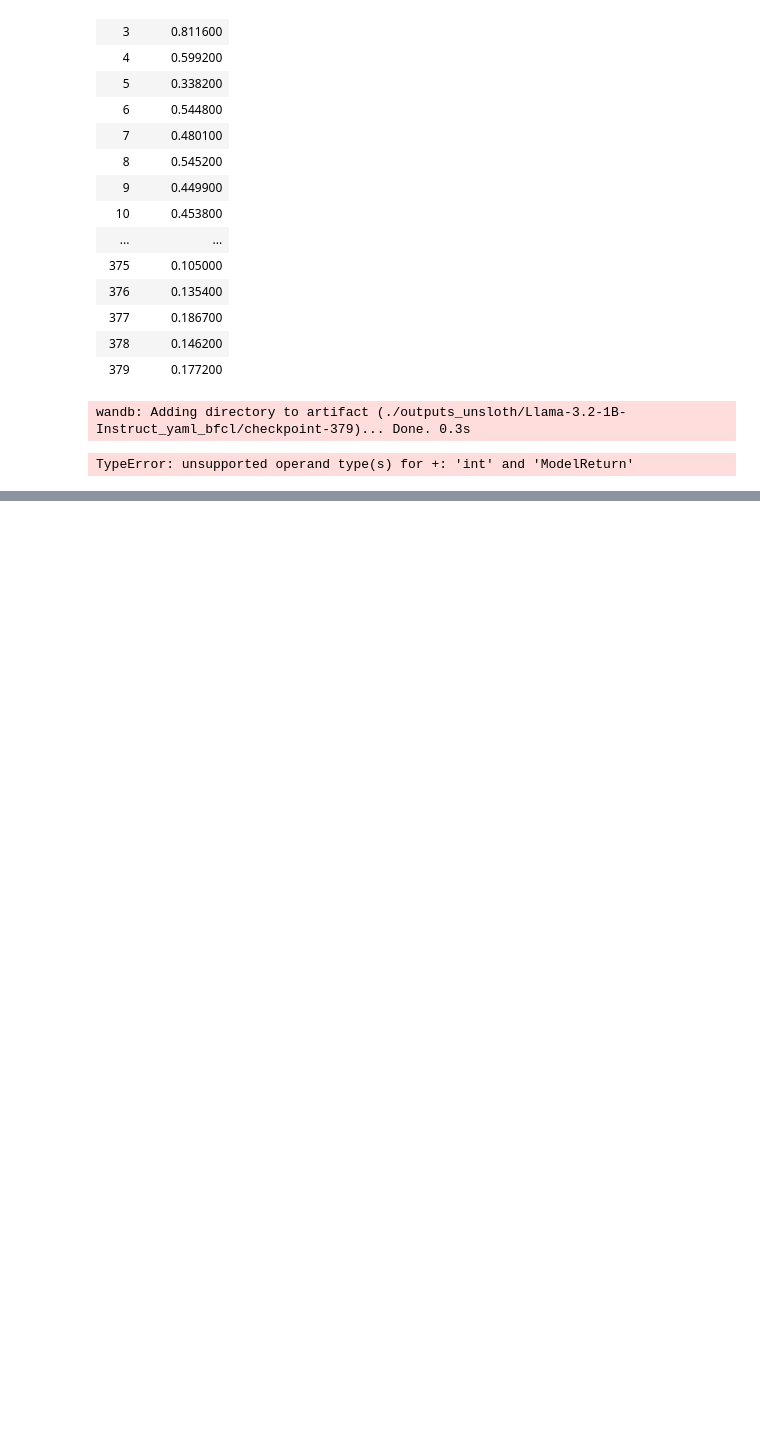
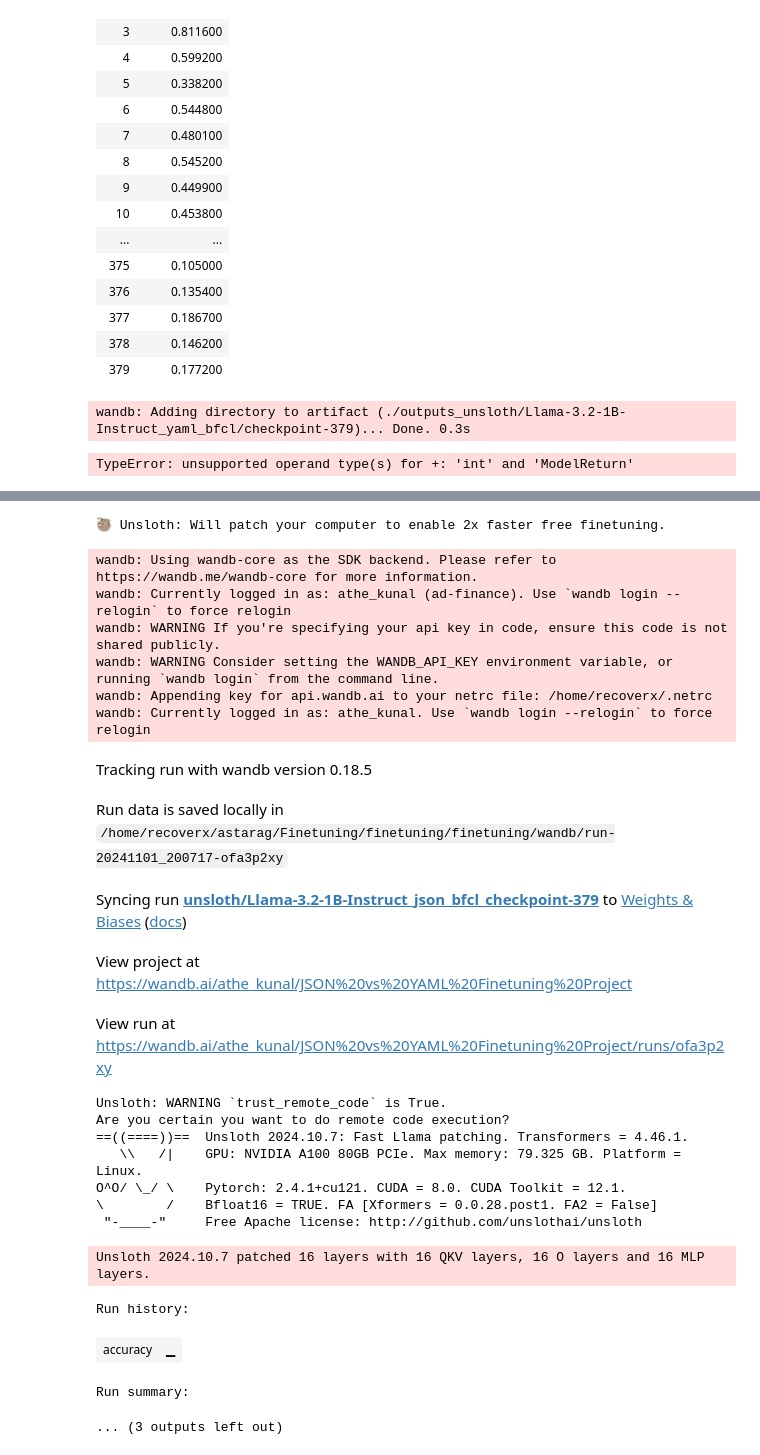
Before and after one commit to Athe-kunal/Finetuning, a Jupyter notebook: finetuning/finetuning/Finetune.ipynb, the cells around one changed output, grey strips where cells are left out. Saved outputs shown, nothing was run; the diff lists cells and outputs as text; code cells hidden in the pictures; blank space fills up the shorter version.

```diff
--- a/finetuning/finetuning/Finetune.ipynb
+++ b/finetuning/finetuning/Finetune.ipynb
@@ -524,0 +622,28 @@ TypeError: unsupported operand type(s) for +: 'int' and 'ModelReturn'
+# %%
+import finetune
+finetune.run_evaluation(model_name="unsloth/Llama-3.2-1B-Instruct",path="outputs_unsloth/Llama-3.2-1B-Instruct_json_bfcl",dataset_name="bfcl",json_or_yaml="json",val_batch_size=32)
+# %% [output]
+🦥 Unsloth: Will patch your computer to enable 2x faster free finetuning.
+wandb: Using wandb-core as the SDK backend. Please refer to https://wandb.me/wandb-core for more information.
+wandb: Currently logged in as: athe_kunal (ad-finance). Use `wandb login --relogin` to force relogin
+wandb: WARNING If you're specifying your api key in code, ensure this code is not shared publicly.
+wandb: WARNING Consider setting the WANDB_API_KEY environment variable, or running `wandb login` from the command line.
+wandb: Appending key for api.wandb.ai to your netrc file: /home/recoverx/.netrc
+wandb: Currently logged in as: athe_kunal. Use `wandb login --relogin` to force relogin
+Tracking run with wandb version 0.18.5
+Run data is saved locally in /home/recoverx/astarag/Finetuning/finetuning/finetuning/wandb/run-20241101_200717-ofa3p2xy
+Syncing run unsloth/Llama-3.2-1B-Instruct_json_bfcl_checkpoint-379 to Weights & Biases (docs)
+View project at https://wandb.ai/athe_kunal/JSON%20vs%20YAML%20Finetuning%20Project
+View run at https://wandb.ai/athe_kunal/JSON%20vs%20YAML%20Finetuning%20Project/runs/ofa3p2xy
+Unsloth: WARNING `trust_remote_code` is True.
+Are you certain you want to do remote code execution?
+==((====))==  Unsloth 2024.10.7: Fast Llama patching. Transformers = 4.46.1.
+   \\   /|    GPU: NVIDIA A100 80GB PCIe. Max memory: 79.325 GB. Platform = Linux.
+O^O/ \_/ \    Pytorch: 2.4.1+cu121. CUDA = 8.0. CUDA Toolkit = 12.1.
+\        /    Bfloat16 = TRUE. FA [Xformers = 0.0.28.post1. FA2 = False]
+ "-____-"     Free Apache license: http://github.com/unslothai/unsloth
+Unsloth 2024.10.7 patched 16 layers with 16 QKV layers, 16 O layers and 16 MLP layers.
+Run history:
+| accuracy | ▁ |
+Run summary:
+... (3 outputs left out)
```
Also changed, not shown: parts of 7 cells of this notebook, 3 other files.
